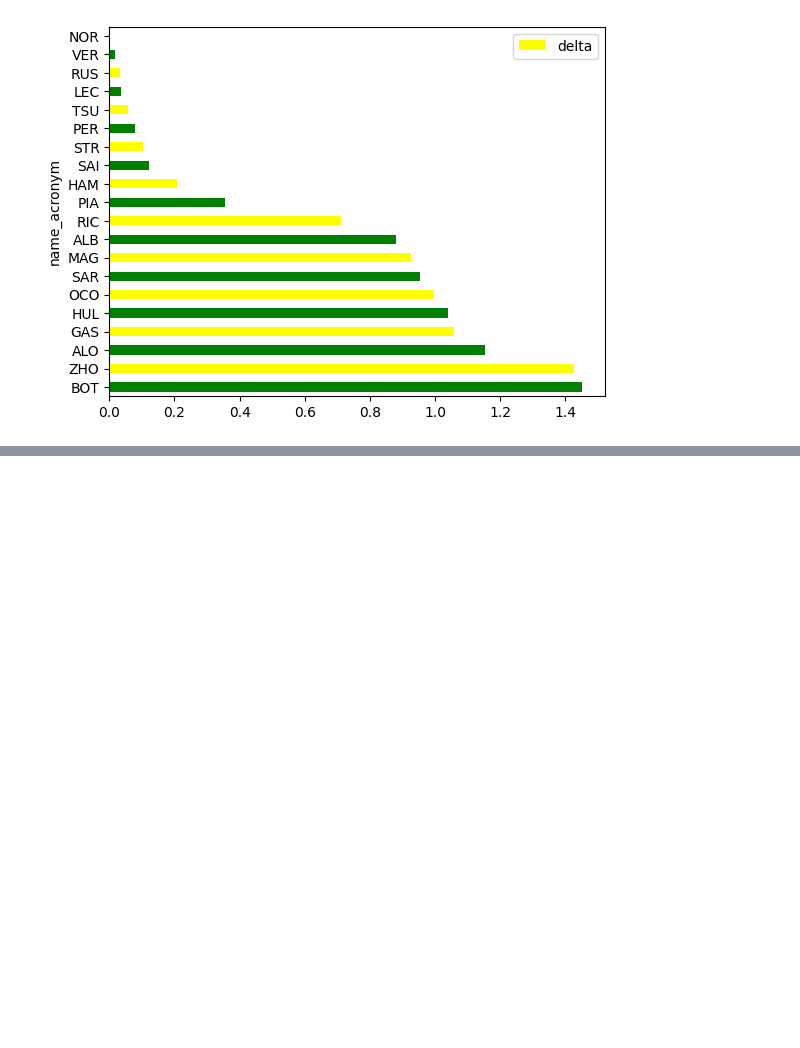
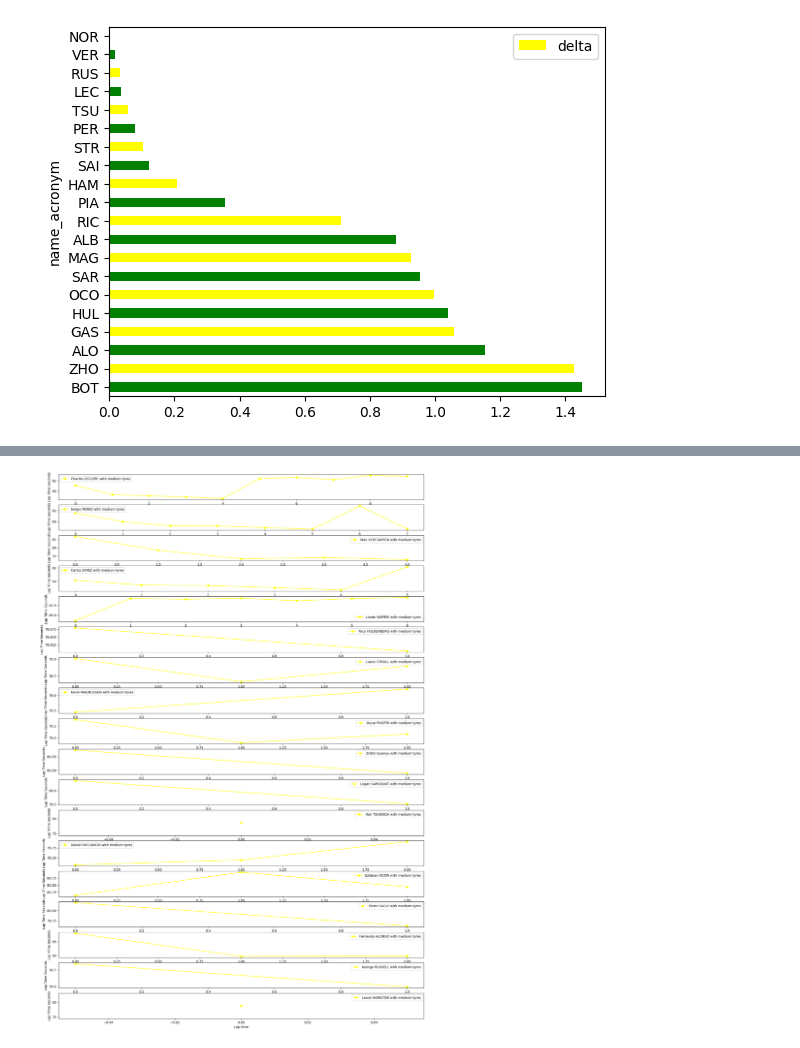
Before and after one commit to frankdelpiero/F1_notebooks, a Jupyter notebook: F1_24/Australian GP.ipynb, the cells around one changed output, grey strips where cells are left out. Drawn from its saved outputs; the diff is of its cells as text; code cells hidden in the pictures; blank space fills up the shorter version.

```diff
--- a/F1_24/Australian GP.ipynb
+++ b/F1_24/Australian GP.ipynb
@@ -406,0 +352,2 @@ newdataset.sort_values(ascending=True,by='delta').plot.barh('name_acronym','delt
+# %%
+session_key='session_key=9482'
@@ -406,0 +441,45 @@ newdataset.sort_values(ascending=True,by='delta').plot.barh('name_acronym','delt
+# %%
+def define_colour(compound):
+    if compound == "SOFT":
+        colour = "red"
+    elif compound == "MEDIUM":
+        colour = "yellow"
+    elif compound == "HARD":
+        colour = "grey"
+    elif compound == "INTERMEDIATE":
+        colour = "green"
+    else:
+        colour = "blue"
+    return colour
+# %%
+def show_plot(colour):
+    figure, axis = plt.subplots(len(arrayDataframes),figsize=(20,30))
+    i=0
+    for arr in arrayDataframes:
+        arr.reset_index(drop=True, inplace=True)
+        axis[(i)].plot( arr.lap_duration,marker ="o",color=colour,label = str(arr.full_name[0])+" with medium tyres" )
+        axis[i].set_xlabel("Lap time")
+        axis[i].set_ylabel("Lap Time Seconds")
+        axis[i].legend()
+        i = i+1
+# %%
+def obtain_data_tyres(compound):
+    setTyres = jointables.query('compound == @compound and lap_duration >1 and lap_duration<90')
+    drivers_number = []
+    set_dict = {}
+    for index,row in setTyres.iterrows():
+        if row.driver_number not in drivers_number:
+            set_dict[row.driver_number] = []
+            drivers_number.append(row.driver_number)
+
+        set_dict[row.driver_number].append(row)
+
+    arrayDataframes = []
+    for valor in set_dict.values():
+        arrayDataframes.append(pd.DataFrame(valor))
+    colour = define_colour(compound)
+    show_plot(colour)
+# %%
+obtain_data_tyres("MEDIUM")
+# %% [output]
+[figure, added]
```
Also changed, not shown: parts of 49 cells of this notebook.
